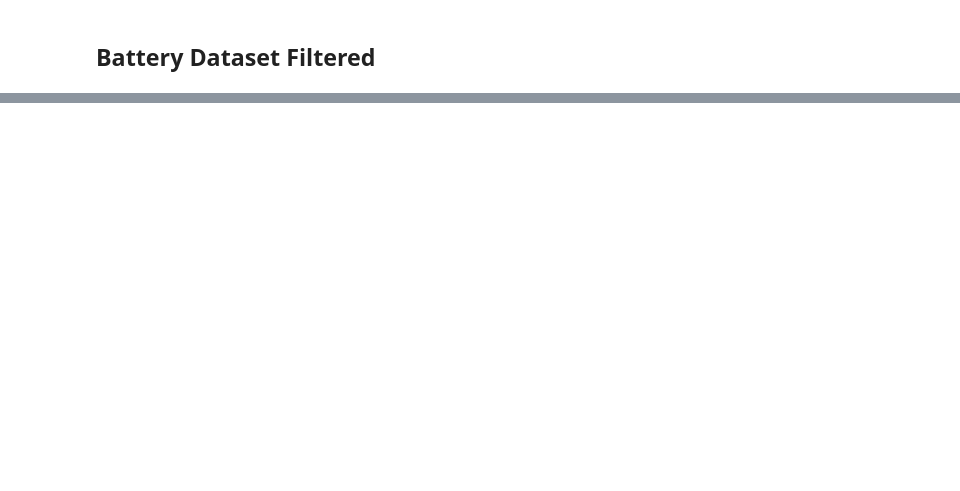
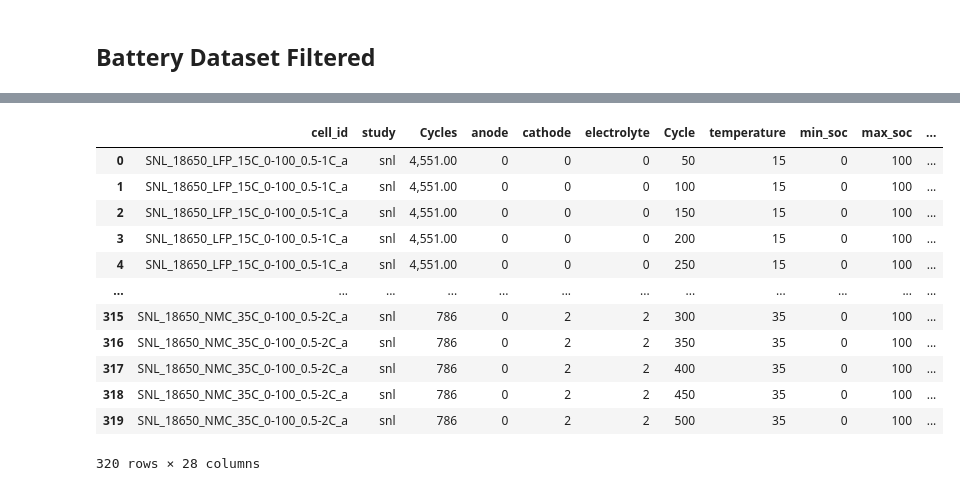
Before and after one commit to SZ-Jasper/SELEC, a Jupyter notebook: Battery Data/Battery_Dataset.ipynb, the cells around one changed output, grey strips where cells are left out. Drawn from its saved outputs; the diff is of its cells as text; code cells hidden in the pictures; blank space fills up the shorter version.

```diff
--- a/Battery Data/Battery_Dataset.ipynb
+++ b/Battery Data/Battery_Dataset.ipynb
@@ -119,2 +153,32 @@ df_battery = df_battery.reset_index(drop=True)
 # %%
-%store df_battery
+for i in range(len(df_battery)):
+    if df_battery.at[i,'anode'] == 'graphite':
+        df_battery.at[i,'anode'] = 0
+    if df_battery.at[i,'cathode'] == 'LFP':
+        df_battery.at[i,'cathode'] = 0
+    if df_battery.at[i,'cathode'] == 'NCA':
+        df_battery.at[i,'cathode'] = 1
+    if df_battery.at[i,'cathode'] == 'NMC':
+        df_battery.at[i,'cathode'] = 2
+    if df_battery.at[i,'electrolyte'] == 'A123':
+        df_battery.at[i,'electrolyte'] = 0
+    if df_battery.at[i,'electrolyte'] == 'Pan':
+        df_battery.at[i,'electrolyte'] = 1
+    if df_battery.at[i,'electrolyte'] == 'LGC':
+        df_battery.at[i,'electrolyte'] = 2
+# %%
+df_battery
+# %% [output]
+|  | cell_id | study | Cycles | anode | cathode | electrolyte | Cycle | temperature | min_soc | max_soc | ... |
+| 0 | SNL_18650_LFP_15C_0-100_0.5-1C_a | snl | 4,551.00 | 0 | 0 | 0 | 50 | 15 | 0 | 100 | ... |
+| 1 | SNL_18650_LFP_15C_0-100_0.5-1C_a | snl | 4,551.00 | 0 | 0 | 0 | 100 | 15 | 0 | 100 | ... |
+| 2 | SNL_18650_LFP_15C_0-100_0.5-1C_a | snl | 4,551.00 | 0 | 0 | 0 | 150 | 15 | 0 | 100 | ... |
+| 3 | SNL_18650_LFP_15C_0-100_0.5-1C_a | snl | 4,551.00 | 0 | 0 | 0 | 200 | 15 | 0 | 100 | ... |
+| 4 | SNL_18650_LFP_15C_0-100_0.5-1C_a | snl | 4,551.00 | 0 | 0 | 0 | 250 | 15 | 0 | 100 | ... |
+| ... | ... | ... | ... | ... | ... | ... | ... | ... | ... | ... | ... |
+| 315 | SNL_18650_NMC_35C_0-100_0.5-2C_a | snl | 786 | 0 | 2 | 2 | 300 | 35 | 0 | 100 | ... |
+| 316 | SNL_18650_NMC_35C_0-100_0.5-2C_a | snl | 786 | 0 | 2 | 2 | 350 | 35 | 0 | 100 | ... |
+| 317 | SNL_18650_NMC_35C_0-100_0.5-2C_a | snl | 786 | 0 | 2 | 2 | 400 | 35 | 0 | 100 | ... |
+| 318 | SNL_18650_NMC_35C_0-100_0.5-2C_a | snl | 786 | 0 | 2 | 2 | 450 | 35 | 0 | 100 | ... |
+| 319 | SNL_18650_NMC_35C_0-100_0.5-2C_a | snl | 786 | 0 | 2 | 2 | 500 | 35 | 0 | 100 | ... |
+320 rows × 28 columns
```
Also changed, not shown: parts of 6 cells of this notebook, 3 other files.
